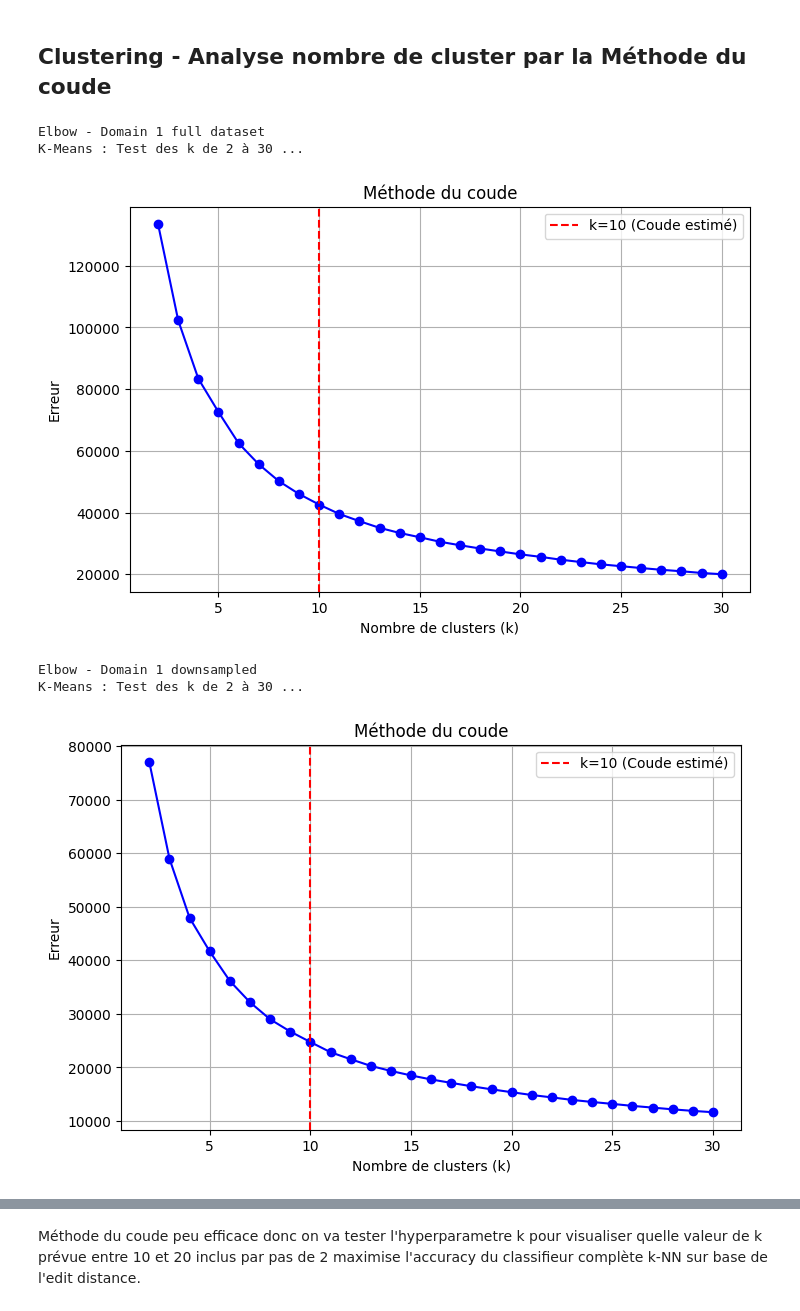
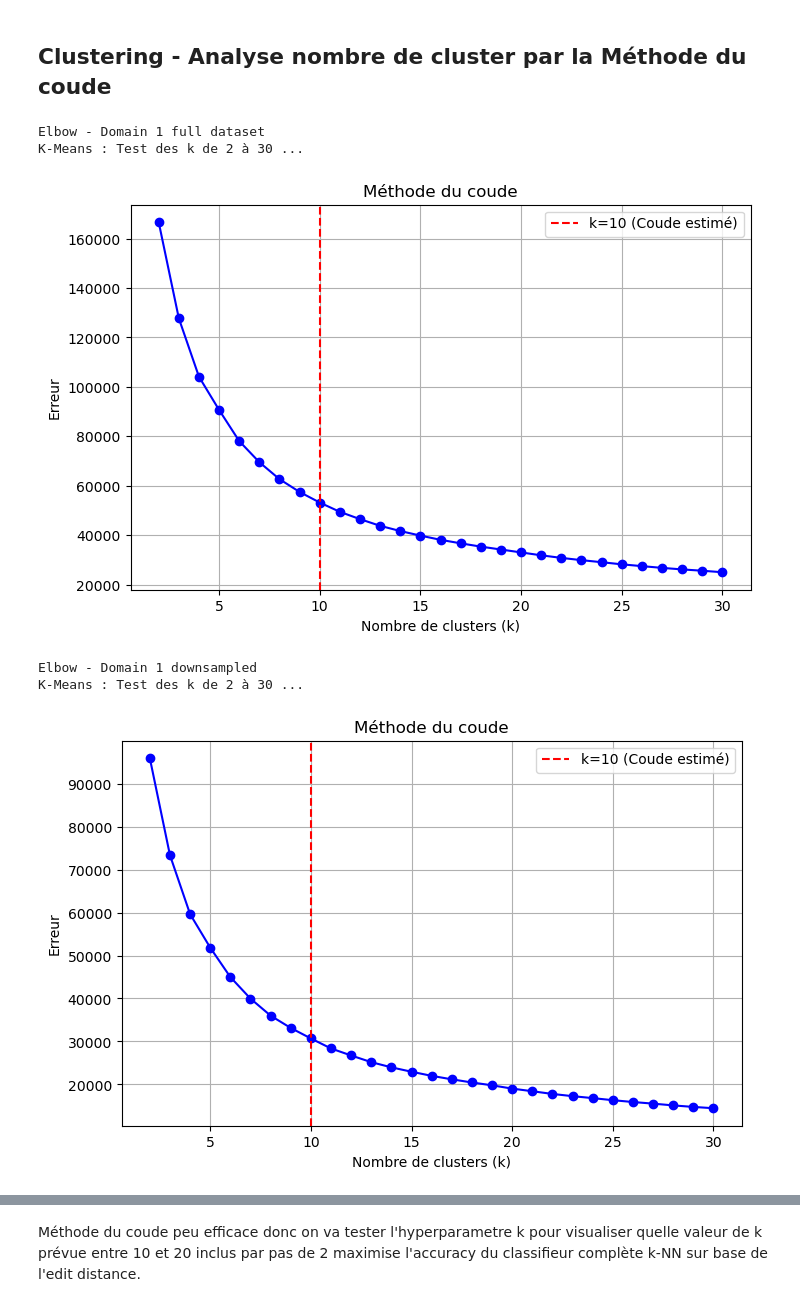
Before and after one commit to nmohymont/Gesture-Recognition-Project, a Jupyter notebook: Jpynb_Gesture_Recognition_project.ipynb, the cells around one changed output, grey strips where cells are left out. Cells and saved outputs as stored; diff of their text form; code cells hidden in the pictures.

Commit message:
Grosse mise à jour contenu et regroupement de fonction + import données domain 4

```diff
--- a/Jpynb_Gesture_Recognition_project.ipynb
+++ b/Jpynb_Gesture_Recognition_project.ipynb
@@ -335,8 +370,13 @@ df_domain1 = df_domain1.groupby(
     ).apply(standardize_group)
 
 #Domain 4
-#df_domain4_downsampled = df_domain4_downsampled.groupby(['subject_id', 'digit', 'repetition'], group_keys=False).apply(standardize_group)"
-#df_domain4 = df_domain4.groupby(    ['subject_id', 'digit', 'repetition'], group_keys=False    ).apply(standardize_group)
+df_domain4_downsampled = df_domain4_downsampled.groupby(
+    ['subject_id', 'digit', 'repetition'], group_keys=False
+    ).apply(standardize_group)
+
+df_domain4 = df_domain4.groupby(
+    ['subject_id', 'digit', 'repetition'], group_keys=False
+    ).apply(standardize_group)
 
 # 2. Extraction des points Domain 1
 points_3d_downsampled = df_domain1_downsampled[['x_std', 'y_std', 'z_std']].values # on prend les colonnes standardisées pour faire du clustering
@@ -352,7 +392,7 @@ print(f"Prêt ! {points_3d.shape[0]} points 3D vont être analysés pour le doma
 #print(f"Prêt ! {points_3d_domain4.shape[0]} points 3D vont être analysés pour le domaine 4.")
 
 # ============================================================
-# Train / Test Split
+# Split Dataset
 # ============================================================
 
 # Features: les coordonnées 3D standardisées (x_std, y_std, z_std)
@@ -362,34 +402,14 @@ def split_dataset(df):
     X = df[['x_std', 'y_std', 'z_std']].values  # Features: points 3D standardisés
     y = df['digit'].values
 
-    print(f"\n=== Train/Test Split ===")
-    print(f"Features (X): shape = {X.shape}")
-    print(f"Labels (y): shape = {y.shape}")
-    print(f"Classes uniques: {np.unique(y)}")
-
-    #  Split avec stratification sur les labels pour maintenir la distribution des classes
-    X_train, X_test, y_train, y_test = train_test_split(
-        X, y,
-        test_size=0.2,  # 80% train, 20% test
-        random_state=42,  # Pour reproductibilité
-        stratify=y  # Maintenir la proportion des classes
-    )
-
-    print(f"\nTrain set: {X_train.shape[0]} samples")
-    print(f"Test set: {X_test.shape[0]} samples")
-    print(f"\nDistribution des classes dans train:")
-    print(Counter(y_train))
-    print(f"\nDistribution des classes dans test:")
-    print(Counter(y_test))
-
-    return X_train,X_test,y_train,y_test
+    return X,y
 
 # Split pour Domain 1
-X_train_domain1,X_test_domain1,y_train_domain1,y_test_domain1 = split_dataset(df_domain1)
-X_train_domain1_downsampled,X_test_domain1_downsampled ,y_train_domain1_downsampled ,y_test_domain1_downsampled = split_dataset(df_domain1_downsampled)
+X_domain1,y_domain1 = split_dataset(df_domain1)
+X_domain1_downsampled,y_domain1_downsampled = split_dataset(df_domain1_downsampled)
 
 # Split pour Domain 4
-#X_train_domain4,X_test_domain4,y_train_domain4,y_test_domain4 = split_dataset(df_domain4)
-#X_train_domain4_downsampled,X_test_domain4_downsampled ,y_train_domain4_downsampled ,y_test_domain4_downsampled = split_dataset(df_domain4_downsampled)
+X_domain4,y_domain4 = split_dataset(df_domain4)
+X_domain4_downsampled,y_domain4_downsampled = split_dataset(df_domain4_downsampled)
 # %% [output]
 Standardisation individuelle des gestes en cours...
@@ -420,34 +425,34 @@ Counter({np.int64(8): 1134, np.int64(0): 1033, np.int64(1): 1024, np.int64(7): 1
 def plot_elbow_method(X, max_k=30):
     errors = []
     k_values = range(2, max_k + 1)
 
     print(f"K-Means : Test des k de 2 à {max_k} ...")
     for k in k_values:
         kmeans = KMeans(n_clusters=k, random_state=42, n_init=10).fit(X)
         errors.append(kmeans.inertia_) # inertia_ est la somme des distances au carré entre les points et leur centre de cluster (plus c'est bas, mieux c'est)
 
     plt.figure(figsize=(8,5))
     plt.plot(k_values, errors, marker='o', color='b')
 
     # On ajoute une ligne pointillée sur k=10 pour le mettre en évidence
     plt.axvline(x=10, color='r', linestyle='--', label='k=10 (Coude estimé)')
 
     plt.title('Méthode du coude')
     plt.xlabel('Nombre de clusters (k)')
     plt.ylabel("Erreur")
     plt.legend()
     plt.grid(True)
     plt.show()
 
 print("Elbow - Domain 1 full dataset")
-plot_elbow_method(X_train_domain1)
+plot_elbow_method(X_domain1)
 
 print("Elbow - Domain 1 downsampled")
-plot_elbow_method(X_train_domain1_downsampled)
+plot_elbow_method(X_domain1_downsampled)
 # %% [output]
 Elbow - Domain 1 full dataset
 K-Means : Test des k de 2 à 30 ...
-[figure, old version]
+[figure, new version]
 Elbow - Domain 1 downsampled
 K-Means : Test des k de 2 à 30 ...
-[figure, old version]
+[figure, new version]
```
Also changed, not shown: parts of 38 cells of this notebook, 1 other file.
